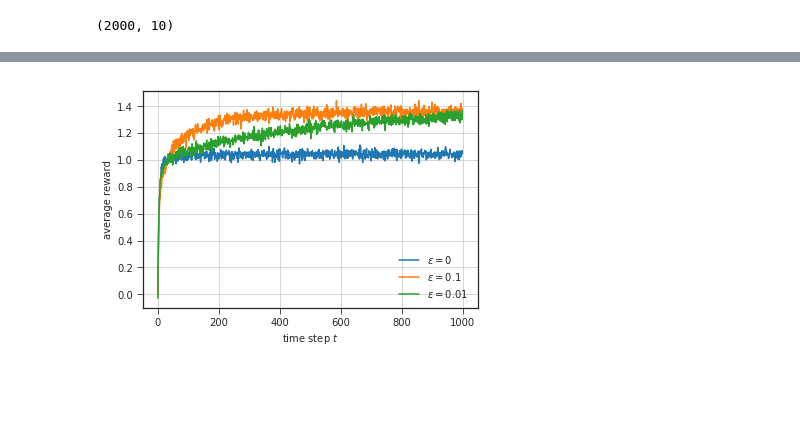
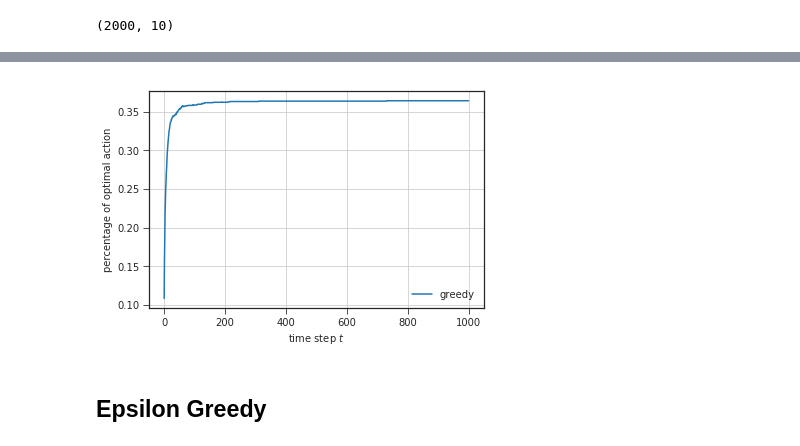
Before and after one commit to podondra/gym-rl, a Jupyter notebook: examples/10-armed-bandit.ipynb, the cells around one changed output, grey strips where cells are left out. Saved outputs shown, nothing was run; the diff lists cells and outputs as text; code cells hidden in the pictures; blank space fills up the shorter version.

```diff
--- a/examples/10-armed-bandit.ipynb
+++ b/examples/10-armed-bandit.ipynb
@@ -42 +89,15 @@ action_values[0, 0], bandit_reward(0, action_values[0])
+# %%
+def plot_optimal_action(Ass, ax, label, action_values=action_values):
+    optimal_As = action_values.argmax(axis=1).reshape(-1, 1)
+    ax.plot(numpy.sum(Ass == optimal_As, axis=0) / len(Ass), label=label)
+    ax.set_xlabel('time step $t$')
+    ax.set_ylabel('percentage of optimal action')
+    ax.grid(True)
+    ax.legend()
+
+plot_optimal_action(sample_average_data[0], pyplot.subplot(), 'greedy')
+# %% [output]
+[figure, added]
+# %% [markdown]
+## Epsilon Greedy
 # %%
@@ -66,19 +124,0 @@ def epsilon_greedy(epsilon, time_steps, action_values):
-# %%
-time_steps = 1000
-epsilons = [0, 0.1, 0.01]
-average_Rss = numpy.zeros((len(epsilons), time_steps))
-
-for i, epsilon in enumerate(epsilons):
-    Rss = numpy.zeros((n, time_steps))
-    for j in range(n):
-        Rss[j] = epsilon_greedy(epsilon, time_steps, action_values[j])
-    average_Rss[i] = Rss.mean(axis=0)
-
-for epsilon, average_Rs in zip(epsilons, average_Rss):
-    pyplot.plot(average_Rs, label=r'$\varepsilon = {}$'.format(epsilon))
-pyplot.legend()
-pyplot.xlabel('time step $t$')
-pyplot.ylabel('average reward')
-pyplot.grid()
-# %% [output]
-[figure, removed]
```
Also changed, not shown: parts of 28 cells of this notebook.
